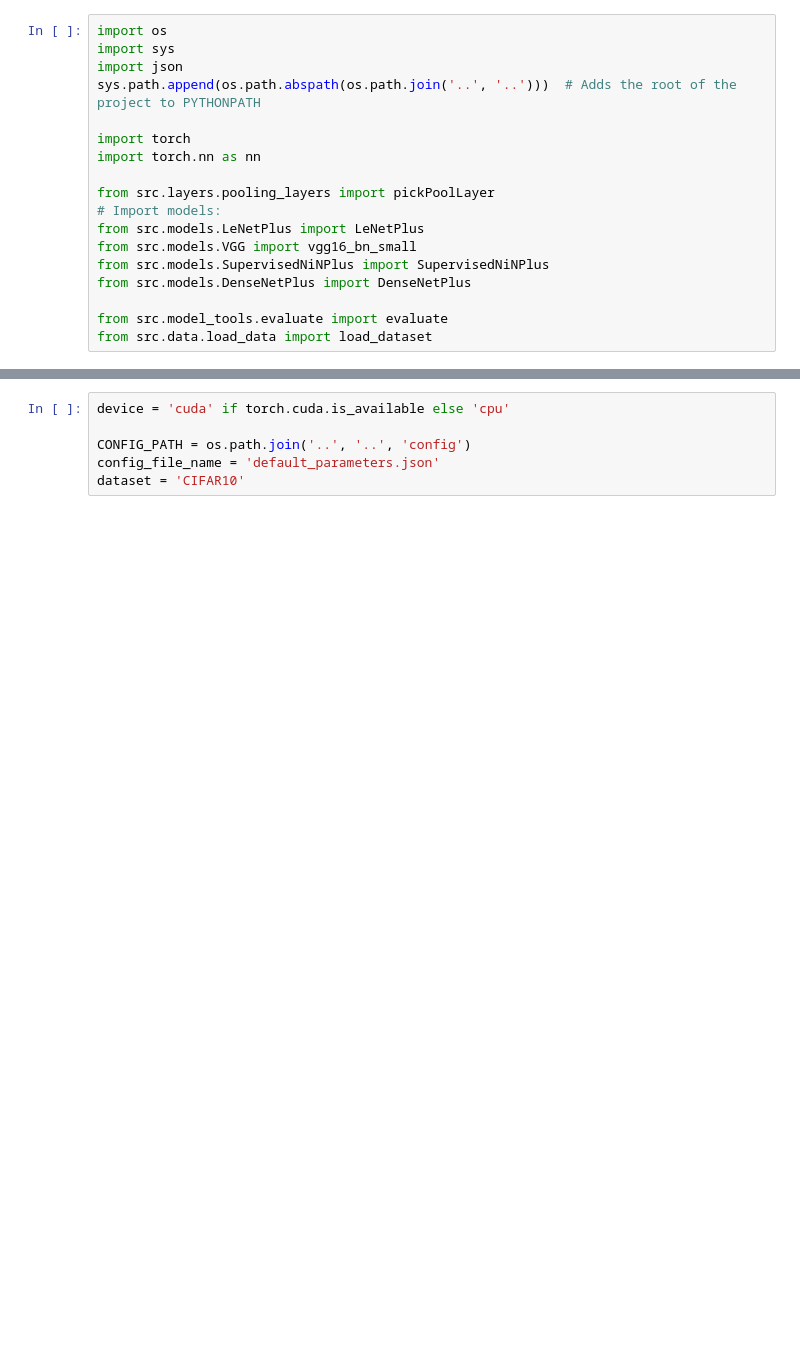
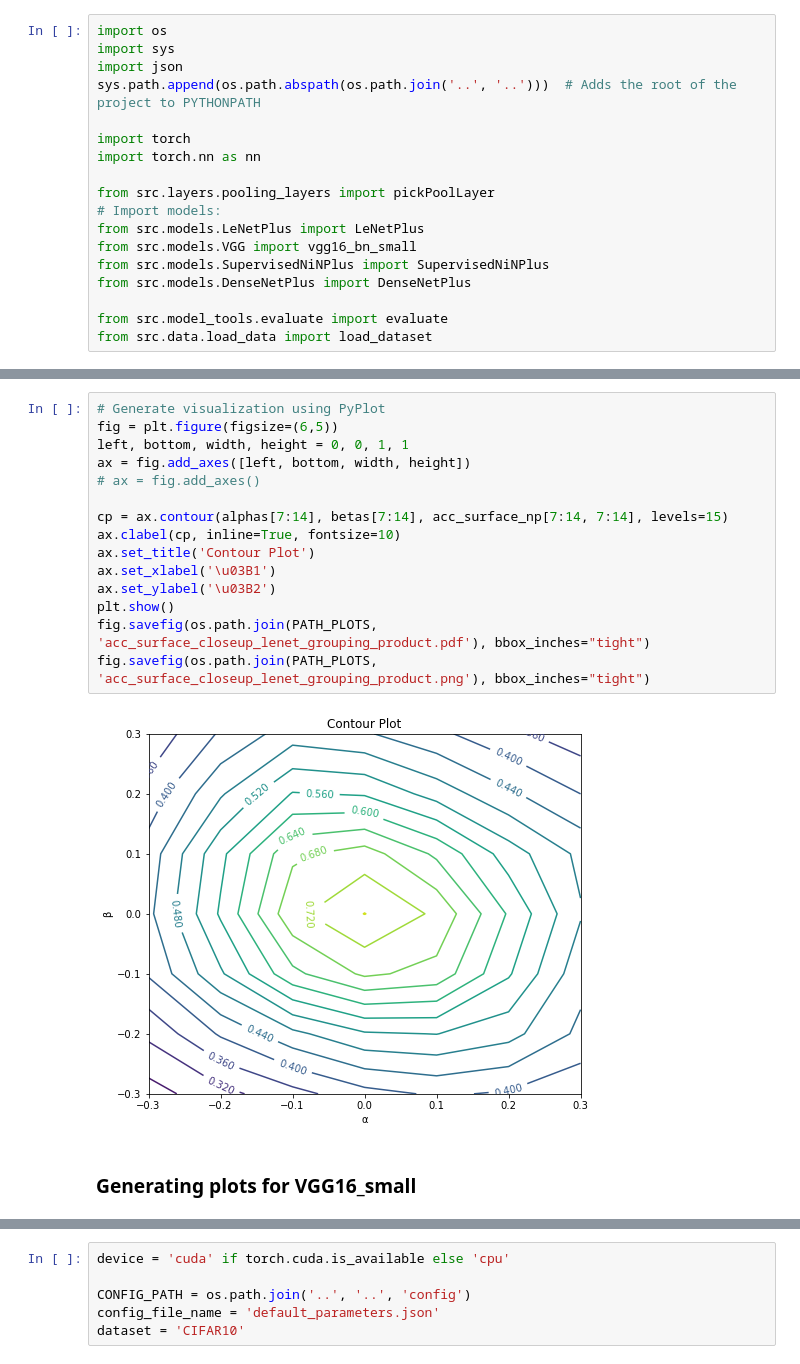
Before and after one commit to iosurodri/overlapsAndGroupings, a Jupyter notebook: src/notebooks/debug_surface_plot.ipynb, the cells around one changed output, grey strips where cells are left out. Saved outputs shown, nothing was run; the diff lists cells and outputs as text; blank space fills up the shorter version.

```diff
--- a/src/notebooks/debug_surface_plot.ipynb
+++ b/src/notebooks/debug_surface_plot.ipynb
@@ -18,0 +85,19 @@ from src.data.load_data import load_dataset
+# %%
+# Generate visualization using PyPlot
+fig = plt.figure(figsize=(6,5))
+left, bottom, width, height = 0, 0, 1, 1
+ax = fig.add_axes([left, bottom, width, height])
+# ax = fig.add_axes()
+
+cp = ax.contour(alphas[7:14], betas[7:14], acc_surface_np[7:14, 7:14], levels=15)
+ax.clabel(cp, inline=True, fontsize=10)
+ax.set_title('Contour Plot')
+ax.set_xlabel('\u03B1')
+ax.set_ylabel('\u03B2')
+plt.show()
+fig.savefig(os.path.join(PATH_PLOTS, 'acc_surface_closeup_lenet_grouping_product.pdf'), bbox_inches="tight")
+fig.savefig(os.path.join(PATH_PLOTS, 'acc_surface_closeup_lenet_grouping_product.png'), bbox_inches="tight")
+# %% [output]
+[figure, added]
+# %% [markdown]
+### Generating plots for VGG16_small
```
Also changed, not shown: parts of 11 cells of this notebook.
